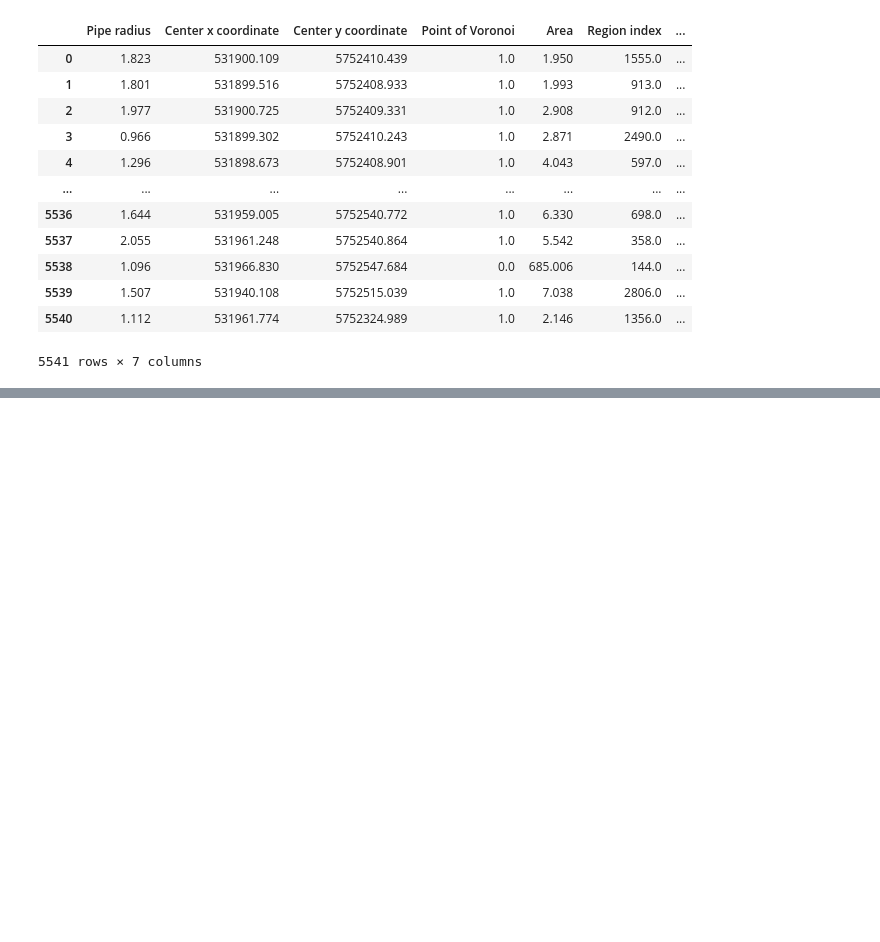
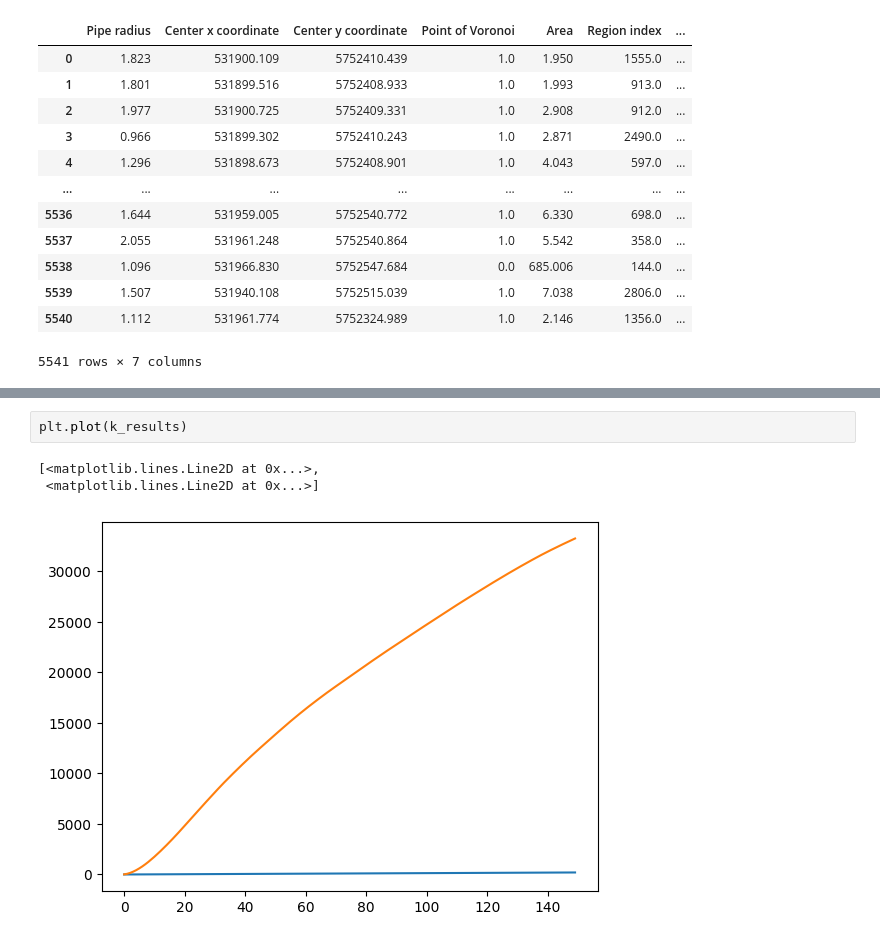
Before and after one commit to maria0026/solution_pipes_patterns, a Jupyter notebook: results.ipynb, the cells around one changed output, grey strips where cells are left out. Drawn from its saved outputs; the diff is of its cells as text; blank space fills up the shorter version.

```diff
--- a/results.ipynb
+++ b/results.ipynb
@@ -104,0 +150,6 @@ print(len(order))
+# %%
+plt.plot(k_results)
+# %% [output]
+[<matplotlib.lines.Line2D at 0x...>,
+ <matplotlib.lines.Line2D at 0x...>]
+[figure, added]
```
Also changed, not shown: parts of 13 cells of this notebook.
